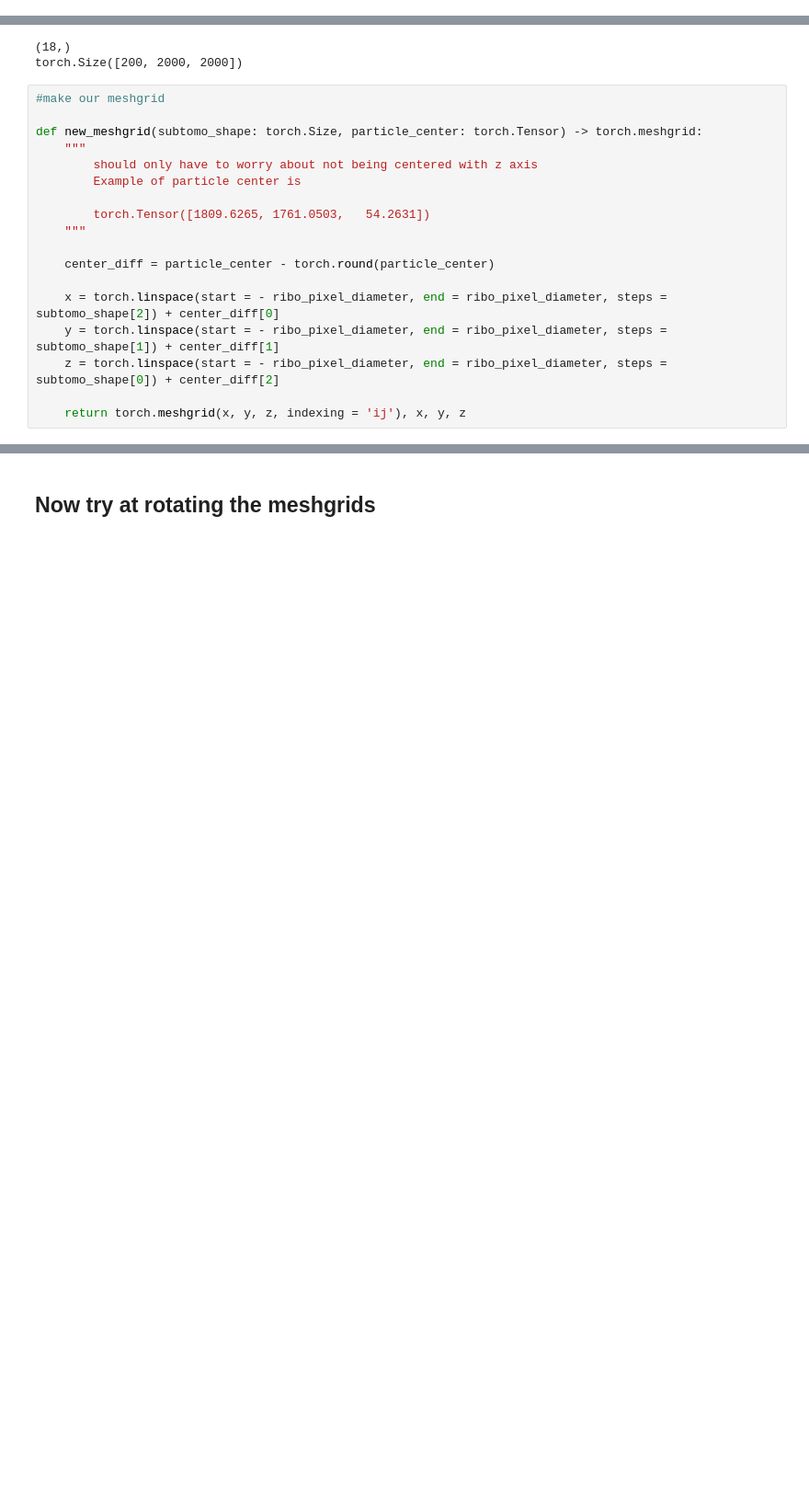
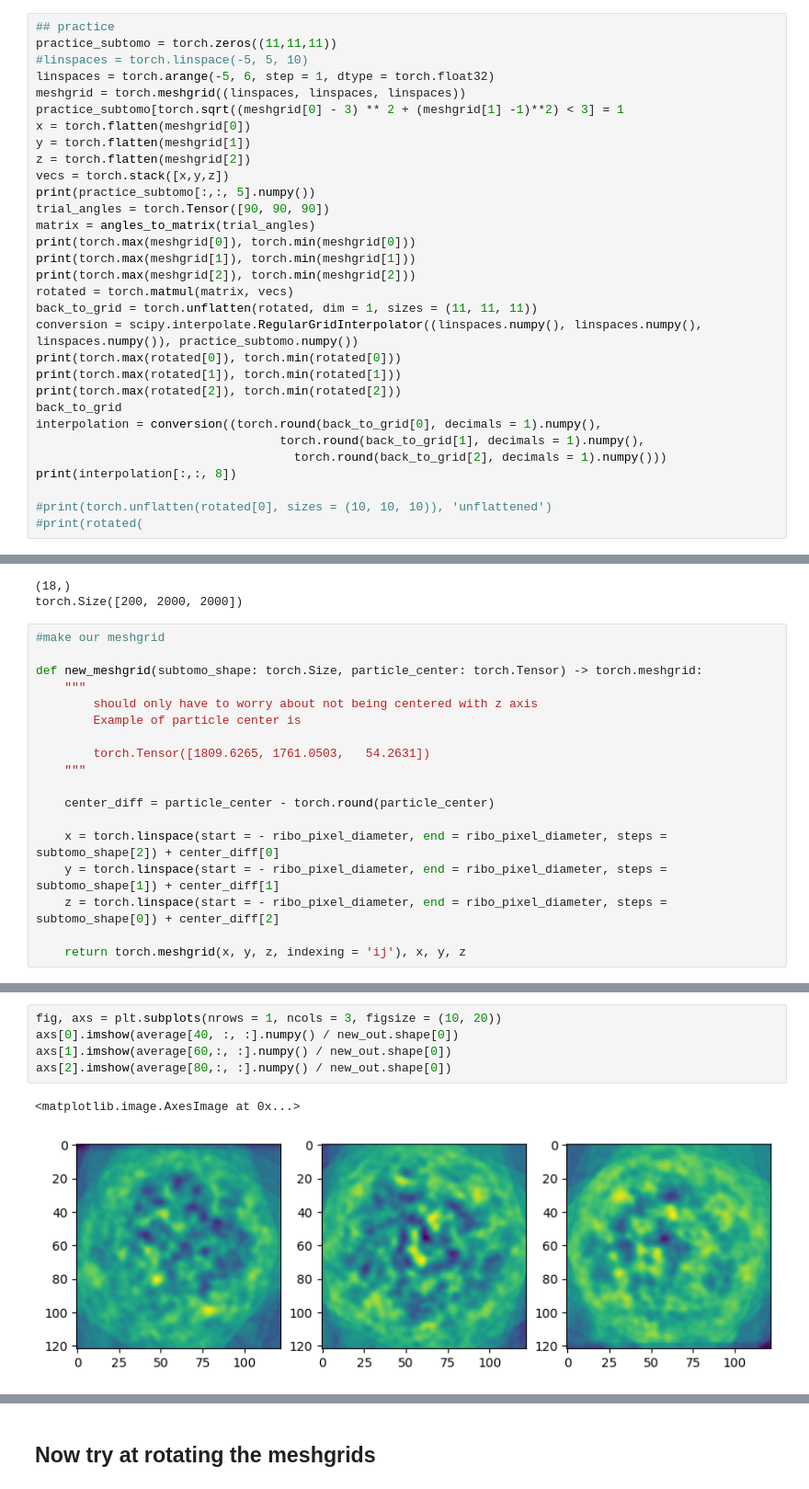
Before and after one commit to henrynjones/tomo_suli, a Jupyter notebook: sub_tomos.ipynb, the cells around one changed output, grey strips where cells are left out. Shown at 92% size. Saved outputs shown, nothing was run; the diff lists cells and outputs as text; blank space fills up the shorter version.

```diff
--- a/sub_tomos.ipynb
+++ b/sub_tomos.ipynb
@@ -269,3 +132,34 @@ def angles_to_matrix(angles: torch.Tensor)-> torch.Tensor:
                             - (cospsi * sintheta)],
                            [sintheta * sinphi, sintheta * cosphi, costheta]])
     return r_mat
+# %%
+## practice
+practice_subtomo = torch.zeros((11,11,11))
+#linspaces = torch.linspace(-5, 5, 10)
+linspaces = torch.arange(-5, 6, step = 1, dtype = torch.float32)
+meshgrid = torch.meshgrid((linspaces, linspaces, linspaces))
+practice_subtomo[torch.sqrt((meshgrid[0] - 3) ** 2 + (meshgrid[1] -1)**2) < 3] = 1
+x = torch.flatten(meshgrid[0])
+y = torch.flatten(meshgrid[1])
+z = torch.flatten(meshgrid[2])
+vecs = torch.stack([x,y,z])
+print(practice_subtomo[:,:, 5].numpy())
+trial_angles = torch.Tensor([90, 90, 90])
+matrix = angles_to_matrix(trial_angles)
+print(torch.max(meshgrid[0]), torch.min(meshgrid[0]))
+print(torch.max(meshgrid[1]), torch.min(meshgrid[1]))
+print(torch.max(meshgrid[2]), torch.min(meshgrid[2]))
+rotated = torch.matmul(matrix, vecs)
+back_to_grid = torch.unflatten(rotated, dim = 1, sizes = (11, 11, 11))
+conversion = scipy.interpolate.RegularGridInterpolator((linspaces.numpy(), linspaces.numpy(), linspaces.numpy()), practice_subtomo.numpy())
+print(torch.max(rotated[0]), torch.min(rotated[0]))
+print(torch.max(rotated[1]), torch.min(rotated[1]))
+print(torch.max(rotated[2]), torch.min(rotated[2]))
+back_to_grid
+interpolation = conversion((torch.round(back_to_grid[0], decimals = 1).numpy(),
+                                  torch.round(back_to_grid[1], decimals = 1).numpy(),
+                                    torch.round(back_to_grid[2], decimals = 1).numpy()))
+print(interpolation[:,:, 8])
+
+#print(torch.unflatten(rotated[0], sizes = (10, 10, 10)), 'unflattened')
+#print(rotated(
@@ -616 +407,9 @@ torch.Size([3, 122, 122, 122])
 ... (24 outputs left out)
+# %%
+fig, axs = plt.subplots(nrows = 1, ncols = 3, figsize = (10, 20))
+axs[0].imshow(average[40, :, :].numpy() / new_out.shape[0])
+axs[1].imshow(average[60,:, :].numpy() / new_out.shape[0])
+axs[2].imshow(average[80,:, :].numpy() / new_out.shape[0])
+# %% [output]
+<matplotlib.image.AxesImage at 0x...>
+[figure, added]
```
Also changed, not shown: parts of 18 cells of this notebook, 1 other file.
